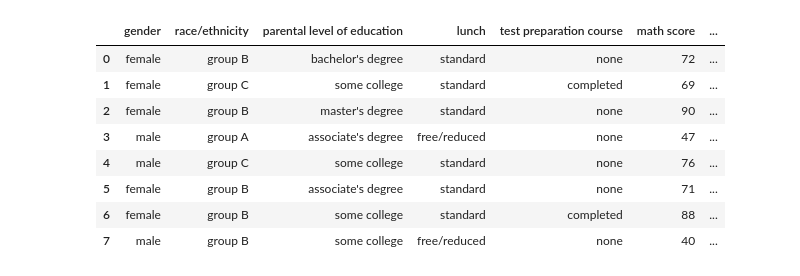
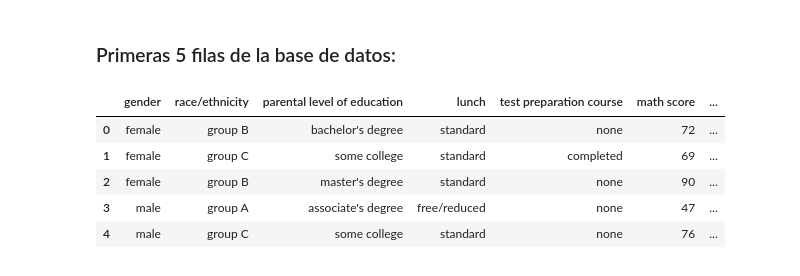
Before and after one commit to Zadquiel-niev/StudentsPerformance-G5-G6-Grupo-5, a Jupyter notebook: jupyter.ipynb, the cells around one changed output. Saved outputs shown, nothing was run; the diff lists cells and outputs as text; code cells hidden in the pictures.

```diff
--- a/jupyter.ipynb
+++ b/jupyter.ipynb
@@ -3,20 +9,19 @@
+# %% [markdown]
+### Primeras 5 filas de la base de datos:
 # %%
-#leer la base de datos en formato csv y mostrar las primeras 8 observaciones
+#leer la base de datos en formato csv y mostrar las primeras 5 observaciones
 import pandas as pd
 csv = ('C:\\Users\\User\\Desktop\\RICARDOUNI\\'
         'StudentsPerformance G5-G6 - StudentsPerformance G5-G6.csv')
 df = pd.read_csv(csv)
-df.head(8)
+df.head(5)
 # %% [output]
 |  | gender | race/ethnicity | parental level of education | lunch | test preparation course | math score | ... |
 | 0 | female | group B | bachelor's degree | standard | none | 72 | ... |
 | 1 | female | group C | some college | standard | completed | 69 | ... |
 | 2 | female | group B | master's degree | standard | none | 90 | ... |
 | 3 | male | group A | associate's degree | free/reduced | none | 47 | ... |
 | 4 | male | group C | some college | standard | none | 76 | ... |
-| 5 | female | group B | associate's degree | standard | none | 71 | ... |
-| 6 | female | group B | some college | standard | completed | 88 | ... |
-| 7 | male | group B | some college | free/reduced | none | 40 | ... |
 # %%
 #filtrar a los estudiantes que solo hayan completado la preparacion
 filtro_curso = df[df['test preparation course'] == 'completed']
```
Also changed, not shown: parts of 6 cells of this notebook.
